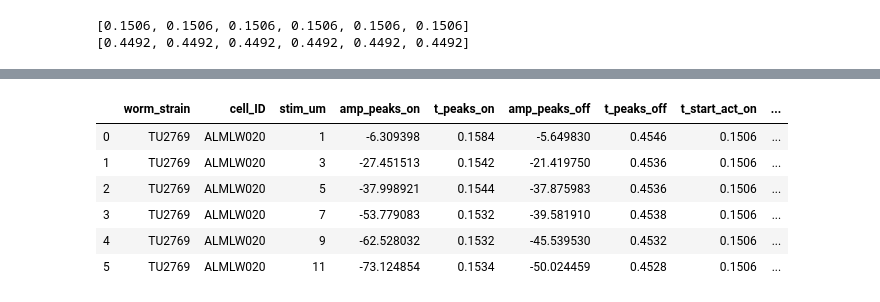
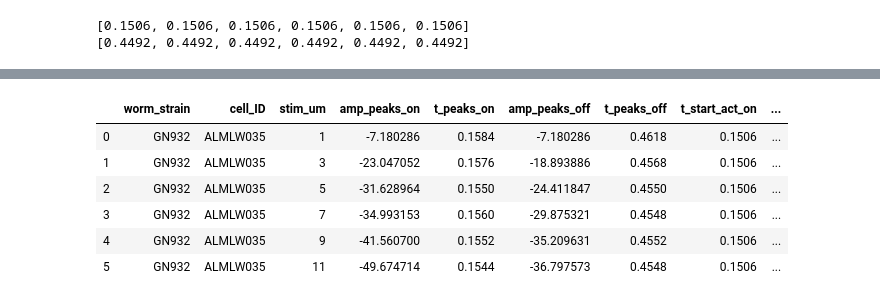
Before and after one commit to Lingxin-hub/EphysAnalysis, a Jupyter notebook: EphysData_FindPeak_HalfTimeOnDecay.ipynb, the cells around one changed output, grey strips where cells are left out. Saved outputs shown, nothing was run; the diff lists cells and outputs as text; code cells hidden in the pictures.

```diff
--- a/EphysData_FindPeak_HalfTimeOnDecay.ipynb
+++ b/EphysData_FindPeak_HalfTimeOnDecay.ipynb
@@ -23,17 +23,17 @@ C:\Users\LingxinW\Box\Wang\Ephys_recording\ALM_ephys\recordingfiles
 # %%
-myfile = heka_reader.Bundle ('191031.dat') # pick one specific recording file
+myfile = heka_reader.Bundle ('201106.dat') # pick one specific recording file
 # %%
 #mydata = myfile.data[1,10,5,0] # data from group 2, series 11, trace number 5
 #mydata2 = myfile.data[1,10,5,1] # mechanical stimulation data
 
 #y = mydata*1000000000000 # change MRC from A to pA
 
-g = 3 # group number -1
+g = 1 # group number -1
 x = np.arange(len(myfile.data[g,10,5,0]))/5000
 # extract data for stimulation
 stim = []
 for j in range (0,6):
-    stim.append(myfile.data[g,10,j,1])
+    stim.append(myfile.data[g,10,j,1]) # g = group number -1, 10, series number -1, j swip number
 
 stim_swp = stim
 
@@ -191,22 +208,22 @@ print (t_half_decay_off)
 # %%
 stim = [1,3,5,7,9,11]
-worm_strain = 6*['TU2769']
-cell_ID = 6*['ALMLW020']
+worm_strain = 6*['GN932']
+cell_ID = 6*['ALMLW035']
 
 EphysData = {'worm_strain': worm_strain, 'cell_ID': cell_ID,'stim_um': stim, 'amp_peaks_on': amp_peaks_on, 't_peaks_on':t_peaks_on, 'amp_peaks_off': amp_peaks_off, 't_peaks_off':t_peaks_off,\
             't_start_act_on': t_start_act_on, 't_start_act_off': t_start_act_off, 't_half_act_on': t_half_act_on,\
             't_half_act_off': t_half_act_off, 't_half_decay_on': t_half_decay_on,\
              't_half_decay_off': t_half_decay_off, 'group_number': g+1}
 EphysDataFrame = pd.DataFrame(EphysData)
 #EphysDataFrame = EphysDataFrame.set_index(['cell_ID'])
 
 EphysDataFrame
 # %% [output]
 |  | worm_strain | cell_ID | stim_um | amp_peaks_on | t_peaks_on | amp_peaks_off | t_peaks_off | t_start_act_on | ... |
-| 0 | TU2769 | ALMLW020 | 1 | -6.309398 | 0.1584 | -5.649830 | 0.4546 | 0.1506 | ... |
-| 1 | TU2769 | ALMLW020 | 3 | -27.451513 | 0.1542 | -21.419750 | 0.4536 | 0.1506 | ... |
-| 2 | TU2769 | ALMLW020 | 5 | -37.998921 | 0.1544 | -37.875983 | 0.4536 | 0.1506 | ... |
-| 3 | TU2769 | ALMLW020 | 7 | -53.779083 | 0.1532 | -39.581910 | 0.4538 | 0.1506 | ... |
-| 4 | TU2769 | ALMLW020 | 9 | -62.528032 | 0.1532 | -45.539530 | 0.4532 | 0.1506 | ... |
-| 5 | TU2769 | ALMLW020 | 11 | -73.124854 | 0.1534 | -50.024459 | 0.4528 | 0.1506 | ... |
+| 0 | GN932 | ALMLW035 | 1 | -7.180286 | 0.1584 | -7.180286 | 0.4618 | 0.1506 | ... |
+| 1 | GN932 | ALMLW035 | 3 | -23.047052 | 0.1576 | -18.893886 | 0.4568 | 0.1506 | ... |
+| 2 | GN932 | ALMLW035 | 5 | -31.628964 | 0.1550 | -24.411847 | 0.4550 | 0.1506 | ... |
+| 3 | GN932 | ALMLW035 | 7 | -34.993153 | 0.1560 | -29.875321 | 0.4548 | 0.1506 | ... |
+| 4 | GN932 | ALMLW035 | 9 | -41.560700 | 0.1552 | -35.209631 | 0.4552 | 0.1506 | ... |
+| 5 | GN932 | ALMLW035 | 11 | -49.674714 | 0.1544 | -36.797573 | 0.4548 | 0.1506 | ... |
 # %%
```
Also changed, not shown: parts of 9 cells of this notebook.
